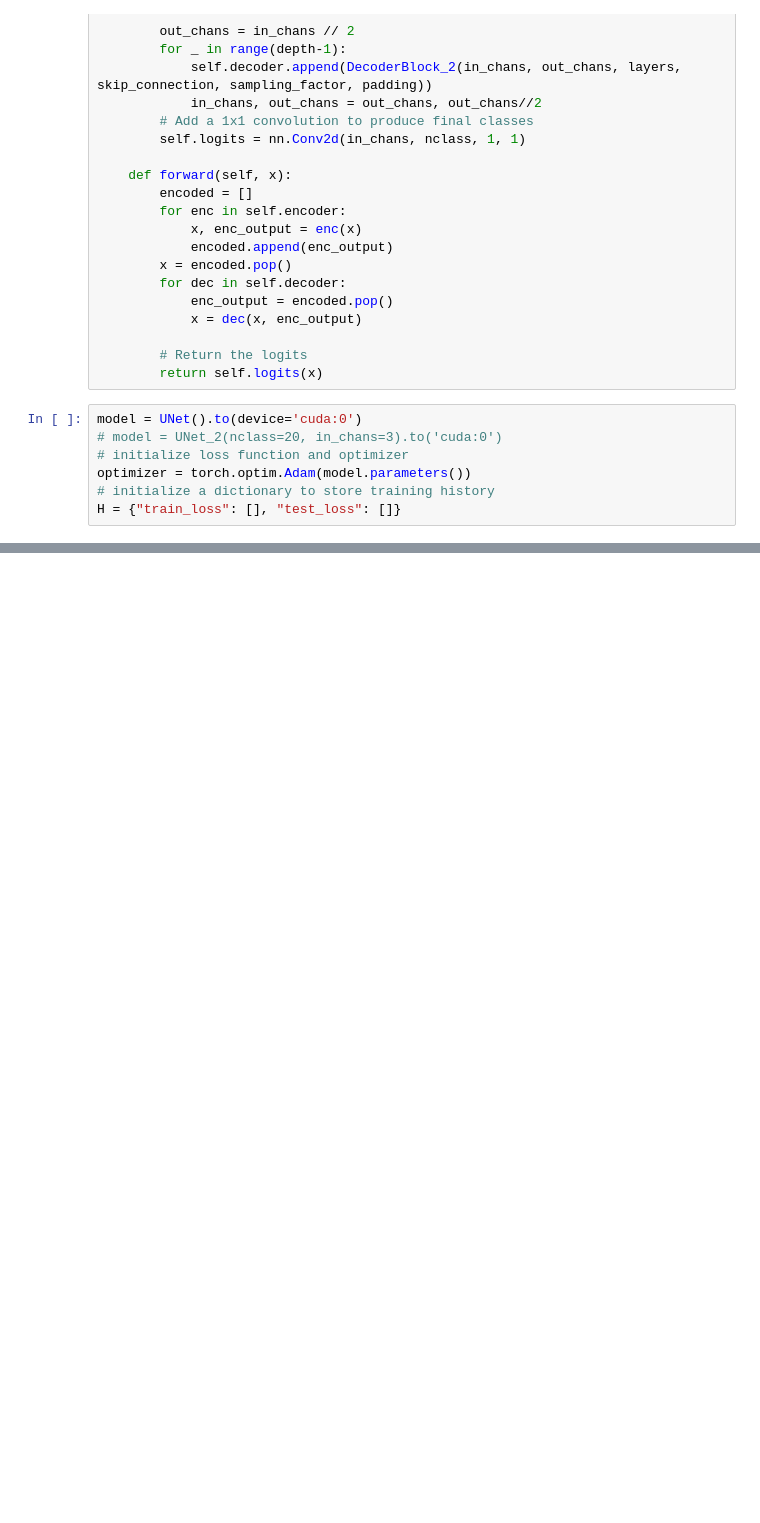
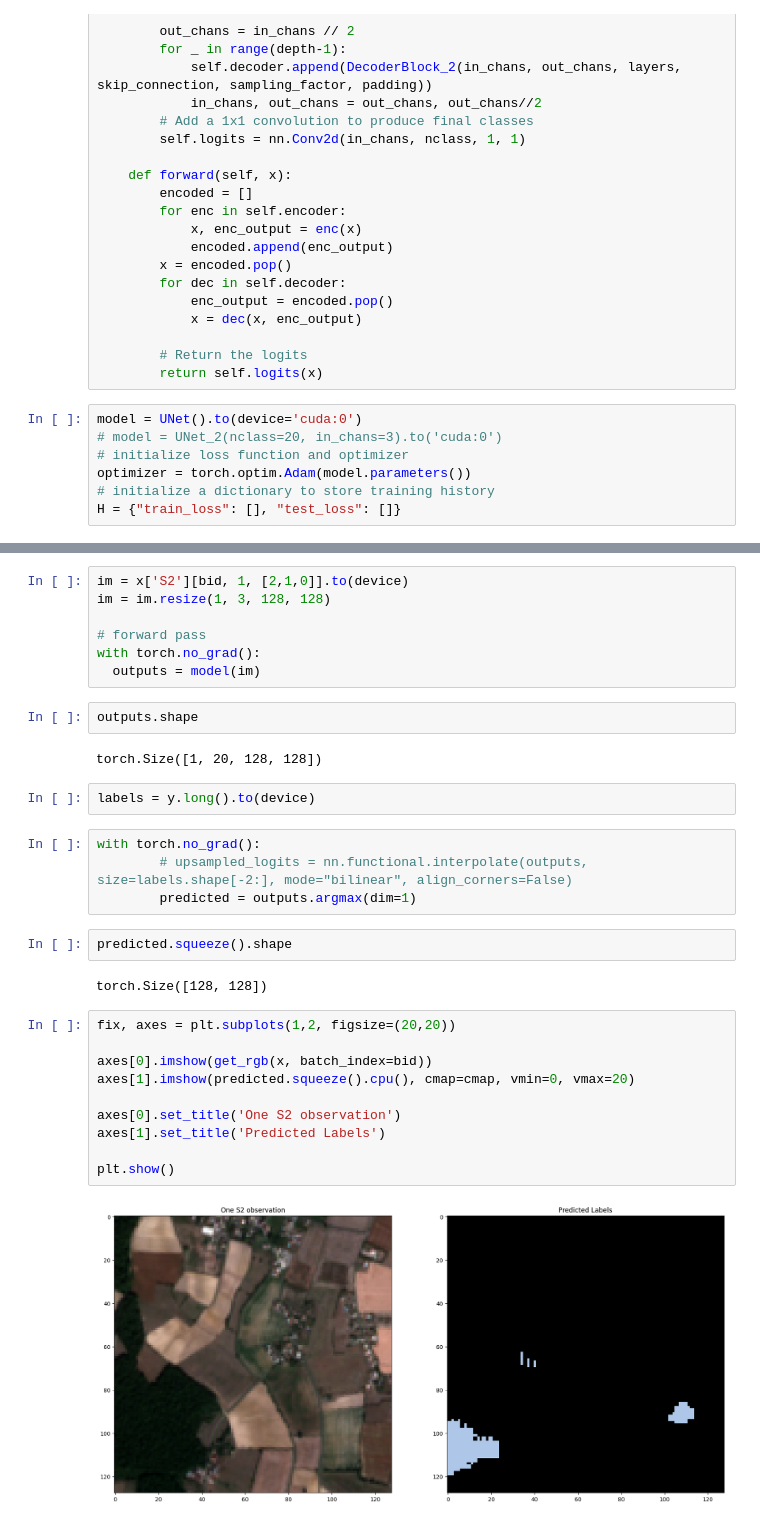
Before and after one commit to blakeschwartz02/CV_Project_2024, a Jupyter notebook: pastis-benchmark/code/FCN.ipynb, the cells around one changed output, grey strips where cells are left out. Saved outputs shown, nothing was run; the diff lists cells and outputs as text; blank space fills up the shorter version.

Commit message:
Finished FCN model

```diff
--- a/pastis-benchmark/code/FCN.ipynb
+++ b/pastis-benchmark/code/FCN.ipynb
@@ -537,0 +678,33 @@ EPOCH 6/20
+# %%
+im = x['S2'][bid, 1, [2,1,0]].to(device)
+im = im.resize(1, 3, 128, 128)
+
+# forward pass
+with torch.no_grad():
+  outputs = model(im)
+# %%
+outputs.shape
+# %% [output]
+torch.Size([1, 20, 128, 128])
+# %%
+labels = y.long().to(device)
+# %%
+with torch.no_grad():
+        # upsampled_logits = nn.functional.interpolate(outputs, size=labels.shape[-2:], mode="bilinear", align_corners=False)
+        predicted = outputs.argmax(dim=1)
+# %%
+predicted.squeeze().shape
+# %% [output]
+torch.Size([128, 128])
+# %%
+fix, axes = plt.subplots(1,2, figsize=(20,20))
+
+axes[0].imshow(get_rgb(x, batch_index=bid))
+axes[1].imshow(predicted.squeeze().cpu(), cmap=cmap, vmin=0, vmax=20)
+
+axes[0].set_title('One S2 observation')
+axes[1].set_title('Predicted Labels')
+
+plt.show()
+# %% [output]
+[figure, added]
```
Also changed, not shown: parts of 14 cells of this notebook, 15 other files.
